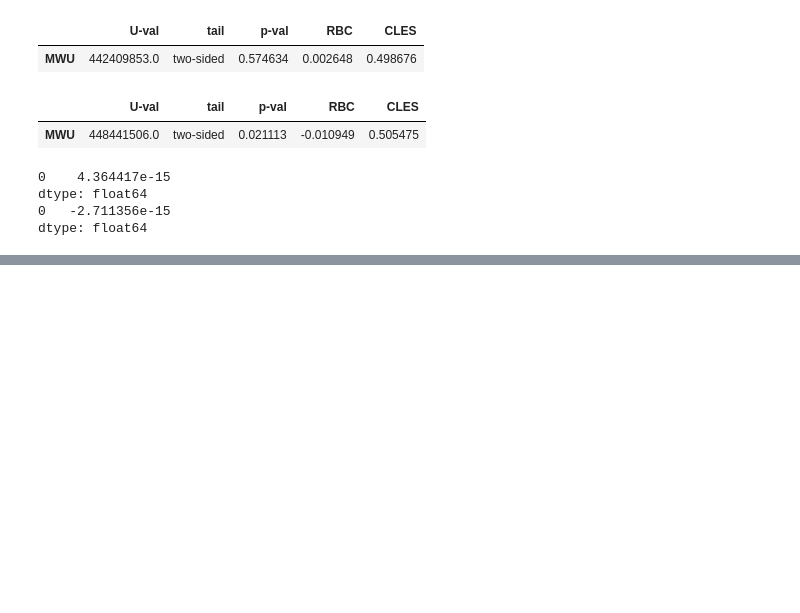
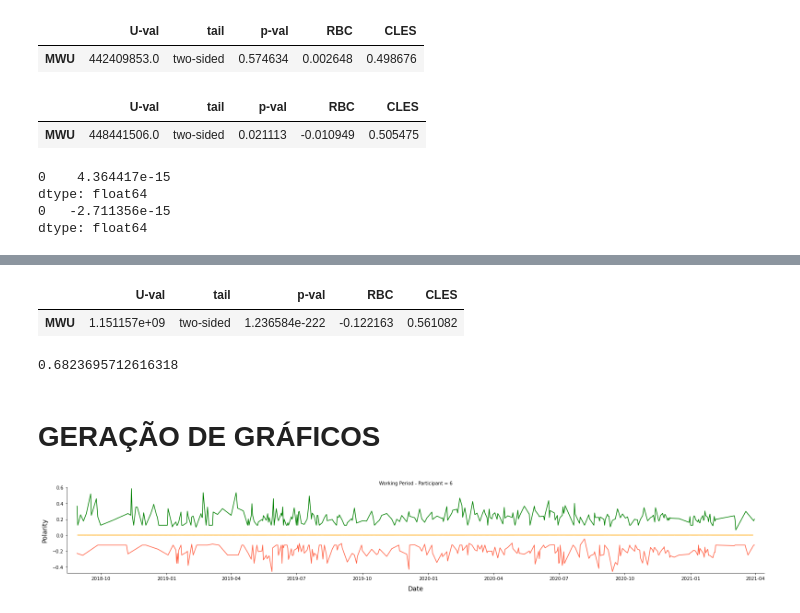
Before and after one commit to leosilva/peerj_computer_science_2022, a Jupyter notebook: Notebooks/Statistics - Working x Non-working.ipynb, the cells around one changed output, grey strips where cells are left out. Cells and saved outputs as stored; diff of their text form; code cells hidden in the pictures; blank space fills up the shorter version.

Commit message:
geracao de dados para a rq3

```diff
--- a/Notebooks/Statistics - Working x Non-working.ipynb
+++ b/Notebooks/Statistics - Working x Non-working.ipynb
@@ -196,8 +244,8 @@ tweets_df.head()
 #   e outro para tweets fora do horário de trabalho
 
 def create_datasets(df):
-    work_times = df.loc[df['is_work_time'] == 1]['final_score_ensemble']
-    non_work_times = df.loc[df['is_work_time'] == 0]['final_score_ensemble']
+    work_times = df.loc[df['is_work_time'] == 1]
+    non_work_times = df.loc[df['is_work_time'] == 0]
     work_times_df = pd.DataFrame(work_times)
     non_work_times_df = pd.DataFrame(non_work_times)
     return (work_times_df, non_work_times_df)
@@ -410,0 +445,22 @@ print(float(pval))
+# %%
+# Cálculo da estatística t-test SEM REMOVER NEUTROS E PADRONIZANDO os dados
+
+work_times_df, non_work_times_df = create_datasets(tweets_df)
+# work_times_df, non_work_times_df = remove_neutral_tweets(work_times_df, non_work_times_df)
+work_times_df, non_work_times_df = scale_datasets(work_times_df, non_work_times_df)
+result = calculate_mwu_statistic(work_times_df, non_work_times_df)
+result
+# %% [output]
+|  | U-val | tail | p-val | RBC | CLES |
+| MWU | 1.151157e+09 | two-sided | 1.236584e-222 | -0.122163 | 0.561082 |
+# %%
+work_times_df, non_work_times_df = create_datasets(tweets_df)
+work_times_df, non_work_times_df = remove_neutral_tweets(work_times_df, non_work_times_df)
+# work_times_df, non_work_times_df = scale_datasets(work_times_df, non_work_times_df)
+
+ztest, pval = stests.ztest(x1 = work_times_df, x2 = non_work_times_df, value=0, alternative='two-sided')
+print(float(pval))
+# %% [output]
+0.6823695712616318
+# %% [markdown]
+# GERAÇÃO DE GRÁFICOS
@@ -410,0 +488,50 @@ print(float(pval))
+# %%
+users = list(tweets_df['id_user'].unique())
+
+for u in users:
+    p_id = data[u]['participant_id']
+    if p_id == 6:
+        tweets = tweets_df.query('id_user == {}'.format(u))
+        work_times_df, non_work_times_df = create_datasets(tweets)
+        work_times_df = clean_tweets(work_times_df)
+
+        work_times_df = work_times_df.sort_values(by='created_at')
+        work_times_df["created_at"] = pd.to_datetime(work_times_df["created_at"])
+        work_times_df['date_minus_time'] = work_times_df["created_at"].apply(lambda t : datetime.datetime(year=t.year,
+                                                                                  month=t.month,
+                                                                                  day=t.day))
+
+        work_times_df.set_index(work_times_df["date_minus_time"],inplace=True)
+
+        df_pos = work_times_df.query("final_polarity_ensemble == 'pos'")
+        df_pos = pd.DataFrame(df_pos['final_score_ensemble'].resample('D').mean())
+
+        df_neg = work_times_df.query("final_polarity_ensemble == 'neg'")
+        df_neg = pd.DataFrame(df_neg['final_score_ensemble'].resample('D').mean())
+
+        df_final = df_pos.append(df_neg)
+        df_final = df_final.fillna(0)
+
+        df_final['id_user'] = u
+        df_final['date'] = df_final.index
+        df_final = df_final.reset_index(drop=True)
+
+        df_final.sort_values(by=['date'])
+        df_final['Working Period - Participant'] = p_id
+
+        df_final['pol'] = np.where(df_final['final_score_ensemble'] > 0, 'pos', np.where(df_final['final_score_ensemble'] < 0, 'neg', 'neu'))
+
+        g = sns.FacetGrid(df_final, row="Working Period - Participant", hue='pol', legend_out=True, palette=['green','orange','tomato'])
+        g.fig.set_size_inches(22,3.5)
+        g.map(sns.lineplot, 'date', "final_score_ensemble")
+
+        g.set_axis_labels("Date", 'Polarity', fontsize=14)
+
+        for ax in g.axes:
+            for a in ax:
+                a.set_ylabel("Polarity", fontsize=14, labelpad=10)
+                a.set_xlabel("Date", fontsize=14, labelpad=10)
+
+        plt.margins(0.015, tight=True)
+# %% [output]
+[figure, added]
```
Also changed, not shown: parts of 24 cells of this notebook, 1 other file.
